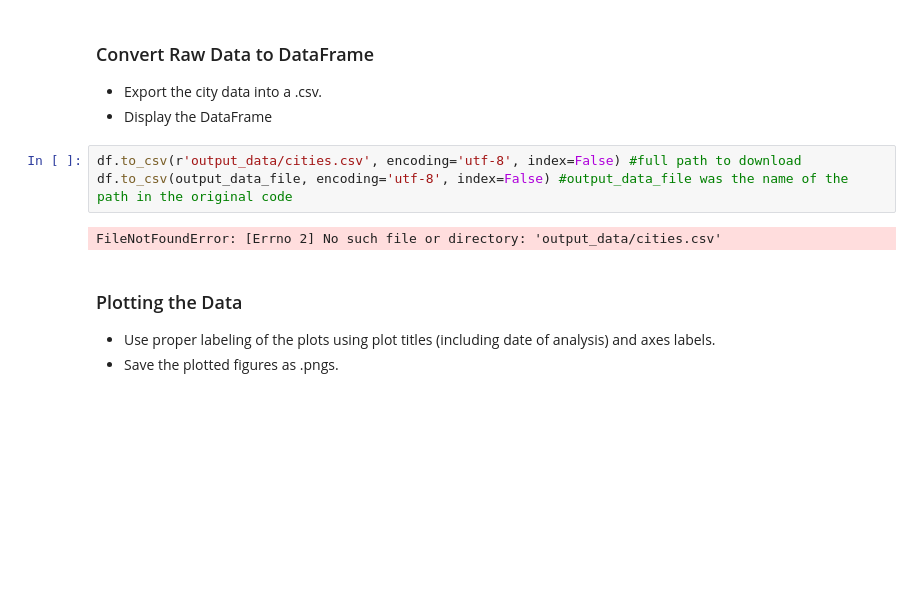
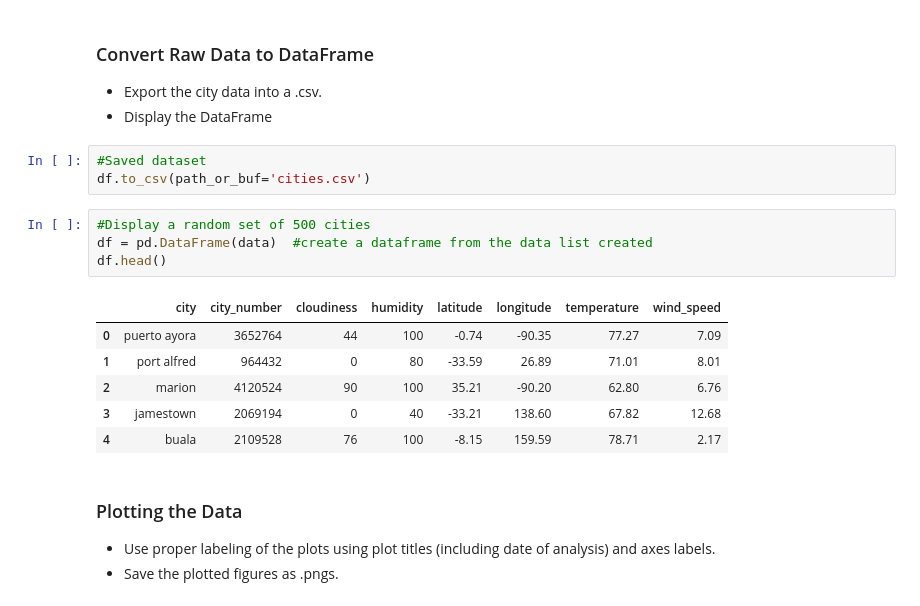
Before and after one commit to KayJayRamsey/API-, a Jupyter notebook: API/Python-APIs_Homework.ipynb, the cells around one changed output. Saved outputs shown, nothing was run; the diff lists cells and outputs as text; blank space fills up the shorter version.

```diff
--- a/API/Python-APIs_Homework.ipynb
+++ b/API/Python-APIs_Homework.ipynb
@@ -186,11 +159,20 @@ NameError: name 'row_count' is not defined
 ### Convert Raw Data to DataFrame
 * Export the city data into a .csv.
 * Display the DataFrame
-# %%
-df.to_csv(r'output_data/cities.csv', encoding='utf-8', index=False) #full path to download
-df.to_csv(output_data_file, encoding='utf-8', index=False) #output_data_file was the name of the path in the original code
-# %% [output]
-FileNotFoundError: [Errno 2] No such file or directory: 'output_data/cities.csv'
+# %%
+#Saved dataset
+df.to_csv(path_or_buf='cities.csv')
+# %%
+#Display a random set of 500 cities
+df = pd.DataFrame(data)  #create a dataframe from the data list created
+df.head()
+# %% [output]
+|  | city | city_number | cloudiness | humidity | latitude | longitude | temperature | wind_speed |
+| 0 | puerto ayora | 3652764 | 44 | 100 | -0.74 | -90.35 | 77.27 | 7.09 |
+| 1 | port alfred | 964432 | 0 | 80 | -33.59 | 26.89 | 71.01 | 8.01 |
+| 2 | marion | 4120524 | 90 | 100 | 35.21 | -90.20 | 62.80 | 6.76 |
+| 3 | jamestown | 2069194 | 0 | 40 | -33.21 | 138.60 | 67.82 | 12.68 |
+| 4 | buala | 2109528 | 76 | 100 | -8.15 | 159.59 | 78.71 | 2.17 |
 # %% [markdown]
 ### Plotting the Data
 * Use proper labeling of the plots using plot titles (including date of analysis) and axes labels.
```
Also changed, not shown: parts of 17 cells of this notebook.
